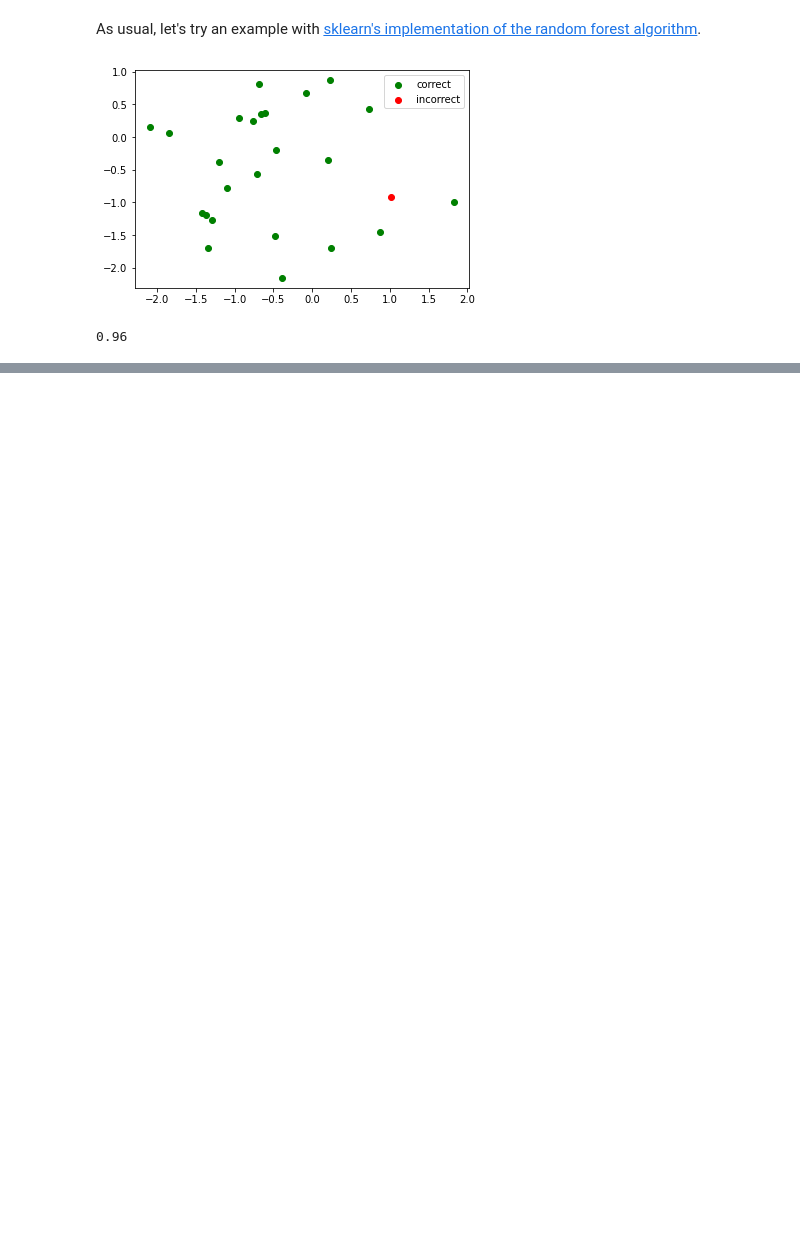
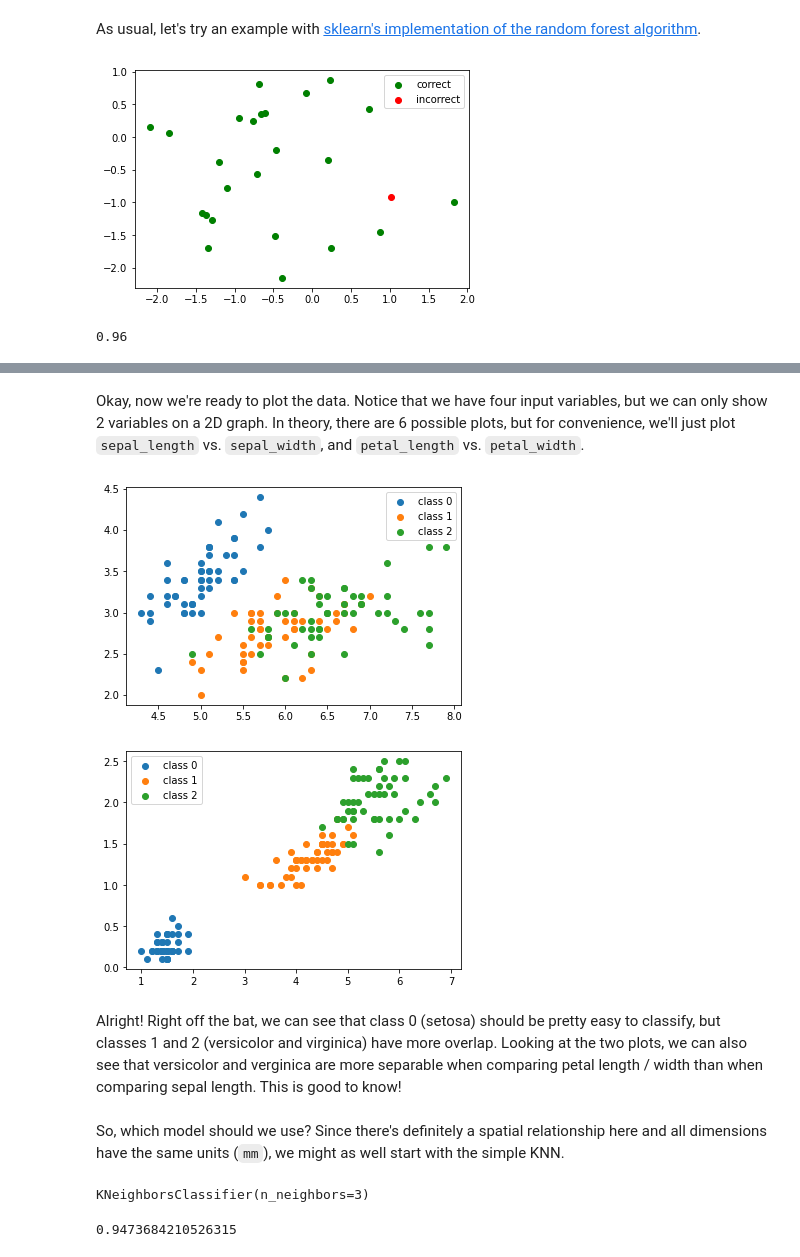
Before and after one commit to p-ai-org/p-workshops-2021, a Jupyter notebook: workshop-3.ipynb, the cells around one changed output, grey strips where cells are left out. Cells and saved outputs as stored; diff of their text form; code cells hidden in the pictures; blank space fills up the shorter version.

```diff
--- a/workshop-3.ipynb
+++ b/workshop-3.ipynb
@@ -456,0 +498,4 @@ I created a Notion document that outlines all the essentials about git, and you
+# %%
+# Get column names as a List
+columns = iris_data.columns
+columns
@@ -456,0 +506,4 @@ I created a Notion document that outlines all the essentials about git, and you
+# %%
+# Get first four columns (X data)
+X_data = iris_data[columns[:4]]
+X_data
@@ -456,0 +524,11 @@ I created a Notion document that outlines all the essentials about git, and you
+# %%
+# Map from string species name to integer
+mapping = {
+    'Iris-setosa': 0,
+    'Iris-versicolor': 1,
+    'Iris-virginica': 2
+}
+
+# Apply mapping to new column species_int
+iris_data['species_int'] = iris_data['species'].transform(lambda x: mapping[x])
+iris_data
@@ -456,0 +549,17 @@ I created a Notion document that outlines all the essentials about git, and you
+# %%
+y_data = iris_data['species_int']
+# %% [markdown]
+Okay, now we're ready to plot the data. Notice that we have four input variables, but we can only show 2 variables on a 2D graph. In theory, there are 6 possible plots, but for convenience, we'll just plot `sepal_length` vs. `sepal_width`, and `petal_length` vs. `petal_width`.
+# %%
+# Convert the data (as pandas Dataframes) into numpy arrays to get rid of the "extra stuff"
+for (start_index, end_index) in ((0, 2), (2, 4)):
+    plot_classification_data(
+        X_data=np.array(X_data)[:,start_index:end_index],
+        y_data=np.array(y_data),
+        n_classes=3,
+        labels=columns[start_index:end_index])
+# %% [output]
+[figure, added]
+[figure, added]
+# %% [markdown]
+Alright! Right off the bat, we can see that class 0 (setosa) should be pretty easy to classify, but classes 1 and 2 (versicolor and virginica) have more overlap. Looking at the two plots, we can also see that versicolor and verginica are more separable when comparing petal length / width than when comparing sepal length. This is good to know!
@@ -456,0 +569,12 @@ I created a Notion document that outlines all the essentials about git, and you
+# %% [markdown]
+So, which model should we use? Since there's definitely a spatial relationship here and all dimensions have the same units (`mm`), we might as well start with the simple KNN.
+# %%
+# Arbitrarily choose k = 3
+knn_classifier = neighbors.KNeighborsClassifier(n_neighbors=3)
+knn_classifier.fit(X_train, y_train)
+# %% [output]
+KNeighborsClassifier(n_neighbors=3)
+# %%
+knn_classifier.score(X_test, y_test)
+# %% [output]
+0.9473684210526315
```
Also changed, not shown: parts of 49 cells of this notebook, 2 other files.
